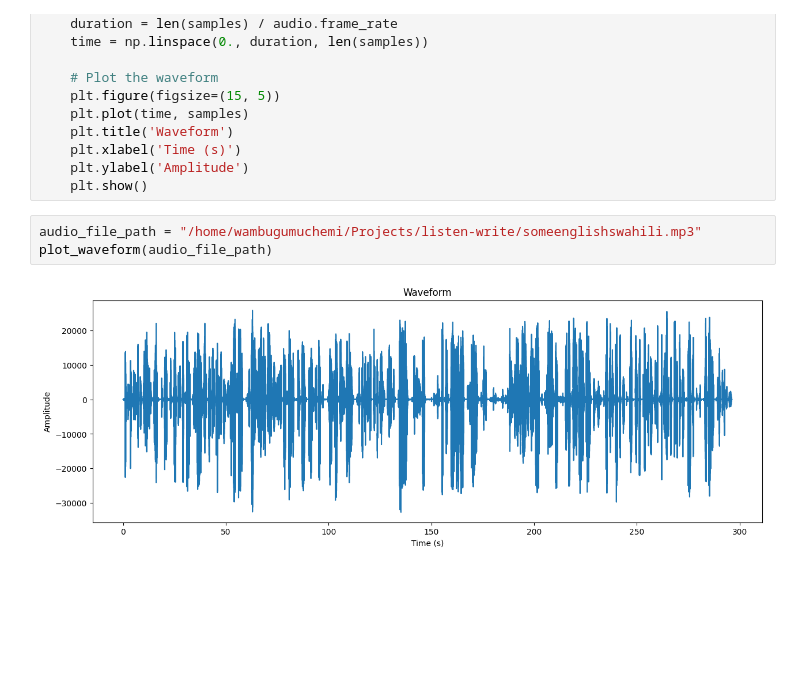
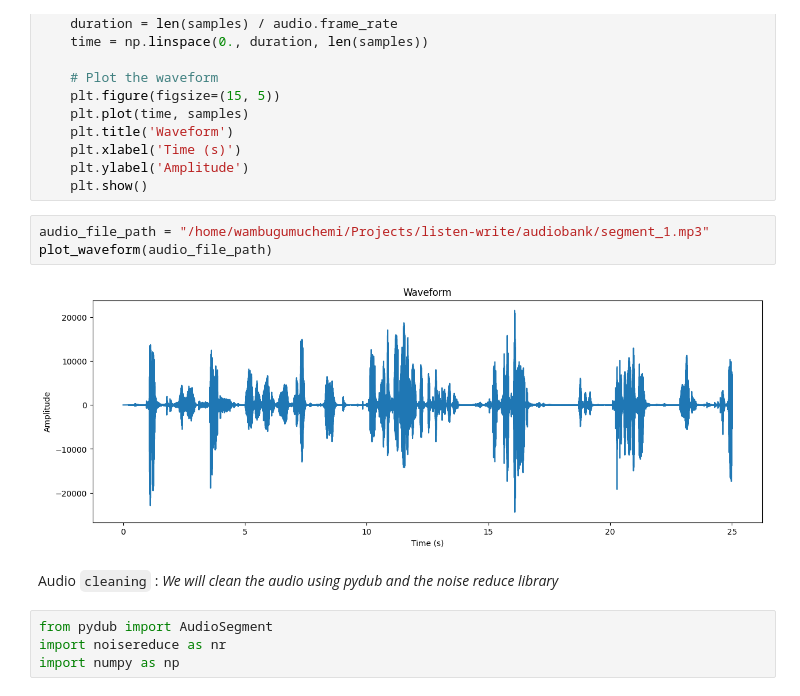
Before and after one commit to Wambugu-Muchemi/listen-write, a Jupyter notebook: audiotest.ipynb, the cells around one changed output. Drawn from its saved outputs; the diff is of its cells as text; blank space fills up the shorter version.

Commit message:
audio cleaning refined

```diff
--- a/audiotest.ipynb
+++ b/audiotest.ipynb
@@ -68,7 +68,14 @@ def plot_waveform(audio_path):
     plt.ylabel('Amplitude')
     plt.show()
 # %%
-audio_file_path = "/home/wambugumuchemi/Projects/listen-write/someenglishswahili.mp3"
+audio_file_path = "/home/wambugumuchemi/Projects/listen-write/audiobank/segment_1.mp3"
 plot_waveform(audio_file_path)
 # %% [output]
-[figure, old version]
+[figure, new version]
+# %% [markdown]
+ Audio `cleaning` :
+ *We will clean the audio using pydub and the noise reduce library*
+# %%
+from pydub import AudioSegment
+import noisereduce as nr
+import numpy as np
```
Also changed, not shown: parts of 4 cells of this notebook, 1 other file.
